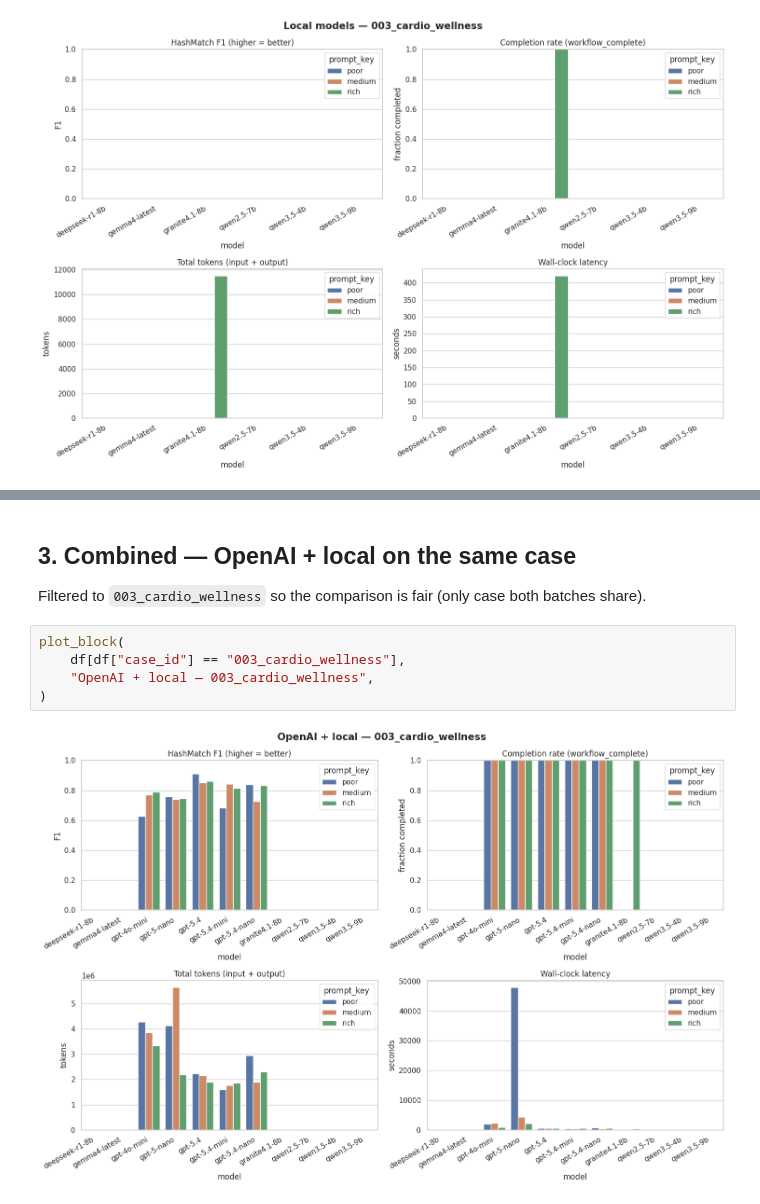
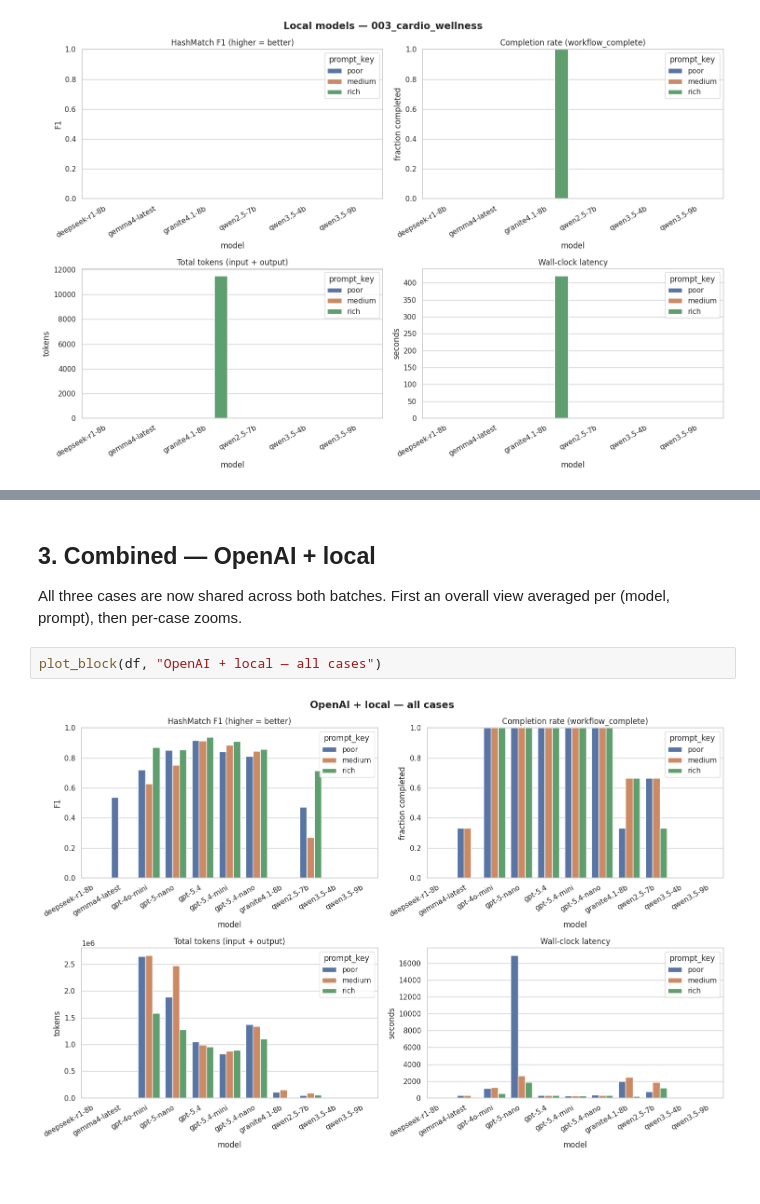
Before and after one commit to Congiuntivo/cams-nli-engine, a Jupyter notebook: study/analysis.ipynb, the cells around one changed output, grey strips where cells are left out. Saved outputs shown, nothing was run; the diff lists cells and outputs as text.

```diff
--- a/study/analysis.ipynb
+++ b/study/analysis.ipynb
@@ -140,10 +151,7 @@ plot_block(df[df["source"] == "models"], "OpenAI models — 003_cardio_wellness"
 # %% [markdown]
-## 3. Combined — OpenAI + local on the same case
-Filtered to `003_cardio_wellness` so the comparison is fair (only case both batches share).
+## 3. Combined — OpenAI + local
+All three cases are now shared across both batches. First an overall view averaged per (model, prompt), then per-case zooms.
 # %%
-plot_block(
-    df[df["case_id"] == "003_cardio_wellness"],
-    "OpenAI + local — 003_cardio_wellness",
-)
+plot_block(df, "OpenAI + local — all cases")
 # %% [output]
-[figure, old version]
+[figure, new version]
```
Also changed, not shown: parts of 8 cells of this notebook.
